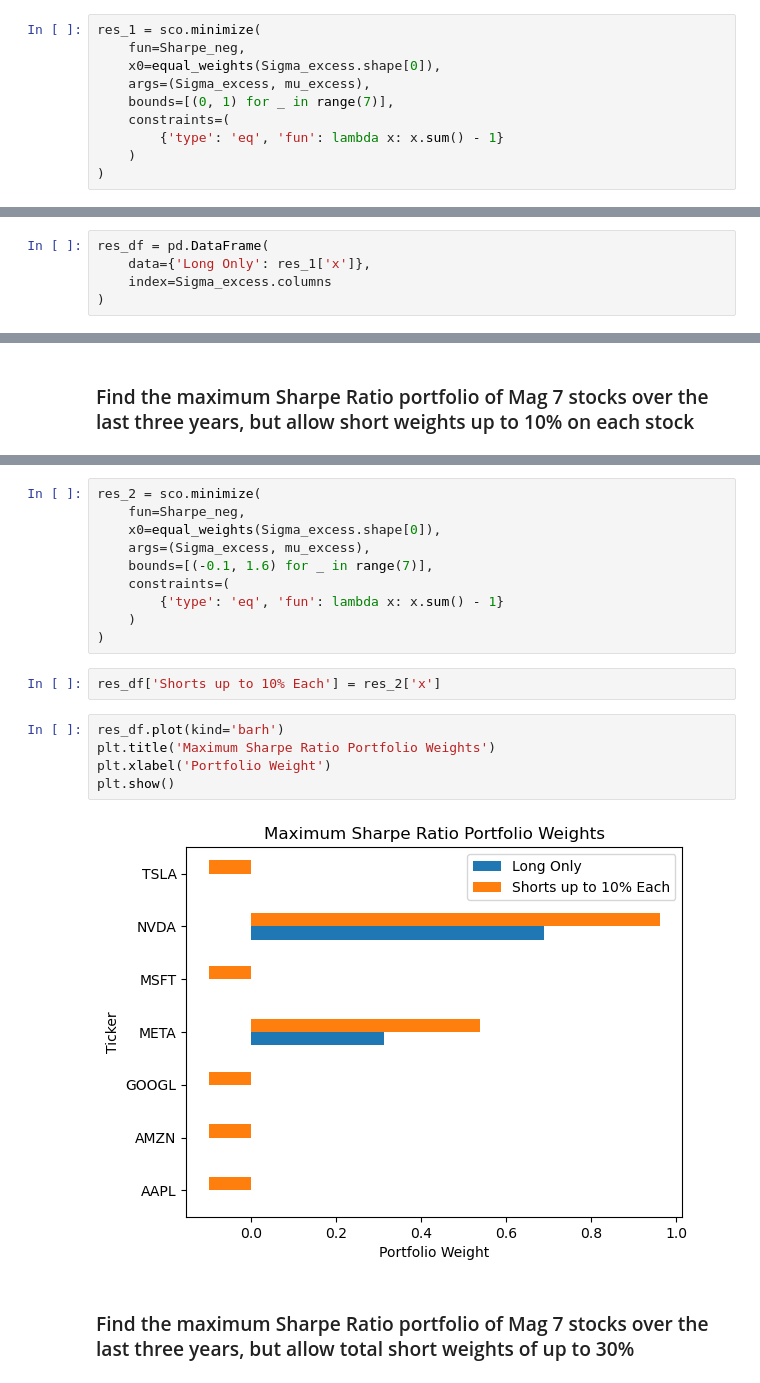
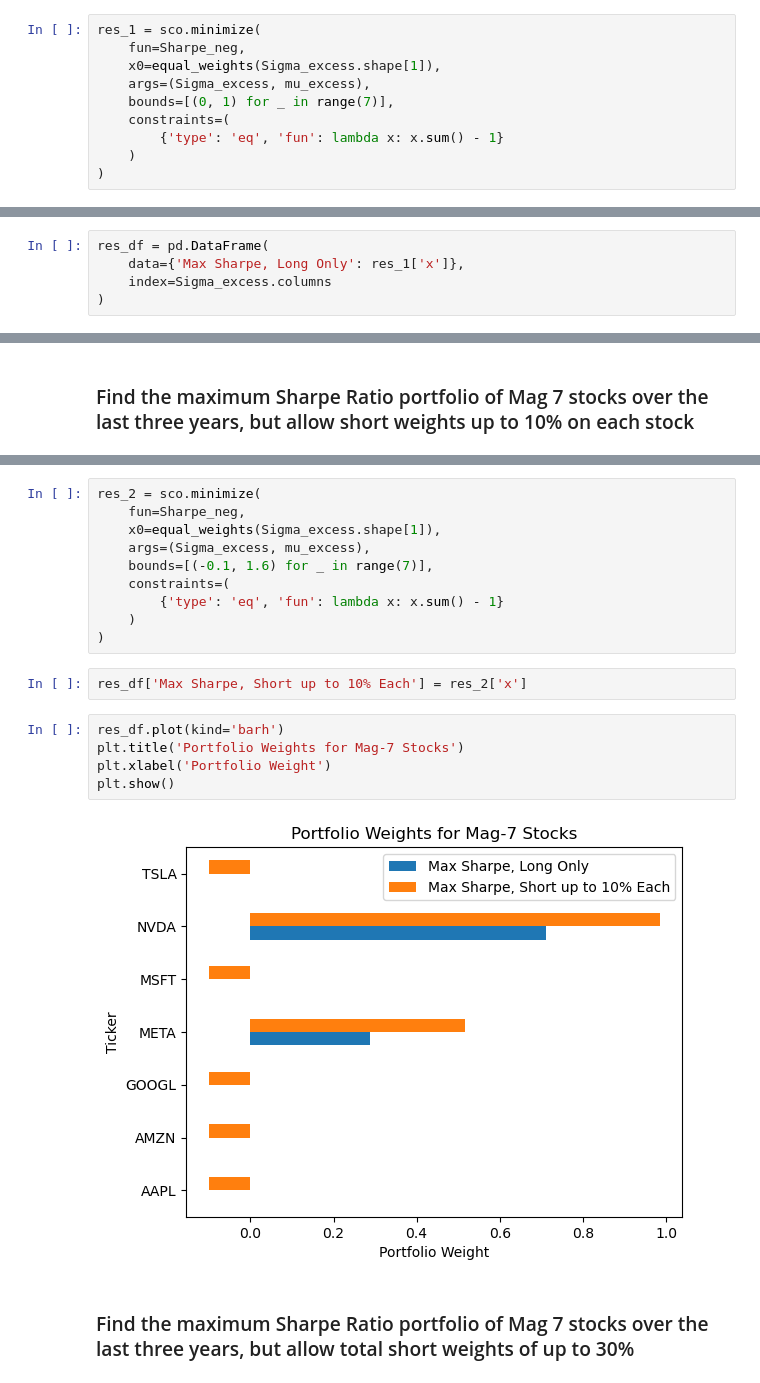
Before and after one commit to richard-herron/fina-6333-2025-spring, a Jupyter notebook: Notebooks/herron_04_practice_02.ipynb, the cells around one changed output, grey strips where cells are left out. Drawn from its saved outputs; the diff is of its cells as text.

```diff
--- a/Notebooks/herron_04_practice_02.ipynb
+++ b/Notebooks/herron_04_practice_02.ipynb
@@ -99,7 +99,7 @@ We can store our `minimize()` results in `res_X` and increment `X` for each of t
 # %%
 res_1 = sco.minimize(
     fun=Sharpe_neg,
-    x0=equal_weights(Sigma_excess.shape[0]),
+    x0=equal_weights(Sigma_excess.shape[1]),
     args=(Sigma_excess, mu_excess),
     bounds=[(0, 1) for _ in range(7)],
     constraints=(
@@ -127,7 +127,7 @@ res_1
 We can save these results to a data frame for easy updating and plotting.
 # %%
 res_df = pd.DataFrame(
-    data={'Long Only': res_1['x']},
+    data={'Max Sharpe, Long Only': res_1['x']},
     index=Sigma_excess.columns
 )
 # %%
@@ -171,7 +175,7 @@ We see that the long-only constraint was binding, and relaxing it leads to sever
 # %%
 res_2 = sco.minimize(
     fun=Sharpe_neg,
-    x0=equal_weights(Sigma_excess.shape[0]),
+    x0=equal_weights(Sigma_excess.shape[1]),
     args=(Sigma_excess, mu_excess),
     bounds=[(-0.1, 1.6) for _ in range(7)],
     constraints=(
@@ -179,14 +183,14 @@ res_2 = sco.minimize(
     )
 )
 # %%
-res_df['Shorts up to 10% Each'] = res_2['x']
+res_df['Max Sharpe, Short up to 10% Each'] = res_2['x']
 # %%
 res_df.plot(kind='barh')
-plt.title('Maximum Sharpe Ratio Portfolio Weights')
+plt.title('Portfolio Weights for Mag-7 Stocks')
 plt.xlabel('Portfolio Weight')
 plt.show()
 # %% [output]
-[figure, old version]
+[figure, new version]
 # %% [markdown]
 ### Find the maximum Sharpe Ratio portfolio of Mag 7 stocks over the last three years, but allow total short weights of up to 30%
 # %% [markdown]
```
Also changed, not shown: parts of 56 cells of this notebook, 5 other files.
